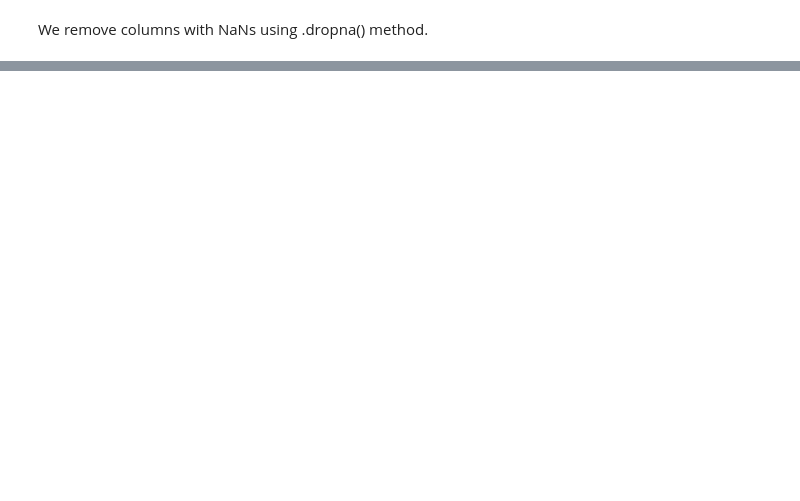
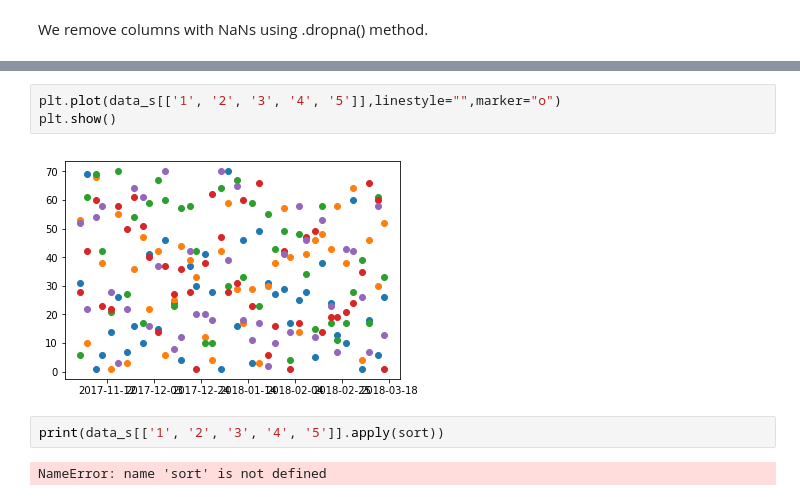
Before and after one commit to shatskikh/lottery, a Jupyter notebook: Lottery Data.ipynb, the cells around one changed output, grey strips where cells are left out. Saved outputs shown, nothing was run; the diff lists cells and outputs as text; blank space fills up the shorter version.

```diff
--- a/Lottery Data.ipynb
+++ b/Lottery Data.ipynb
@@ -157,0 +173,9 @@ plt.show()
+# %%
+plt.plot(data_s[['1', '2', '3', '4', '5']],linestyle="",marker="o")
+plt.show()
+# %% [output]
+[figure, added]
+# %%
+print(data_s[['1', '2', '3', '4', '5']].apply(sort))
+# %% [output]
+NameError: name 'sort' is not defined
```
Also changed, not shown: parts of 21 cells of this notebook, 1 other file.
